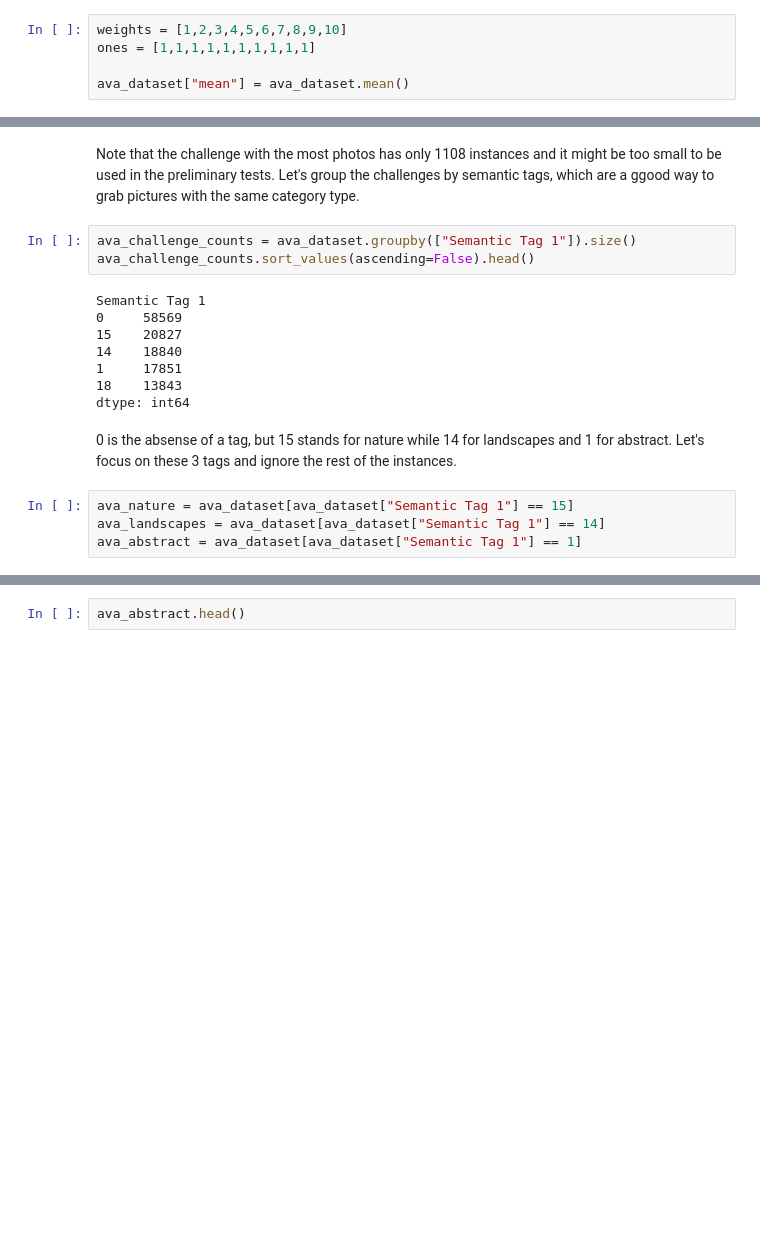
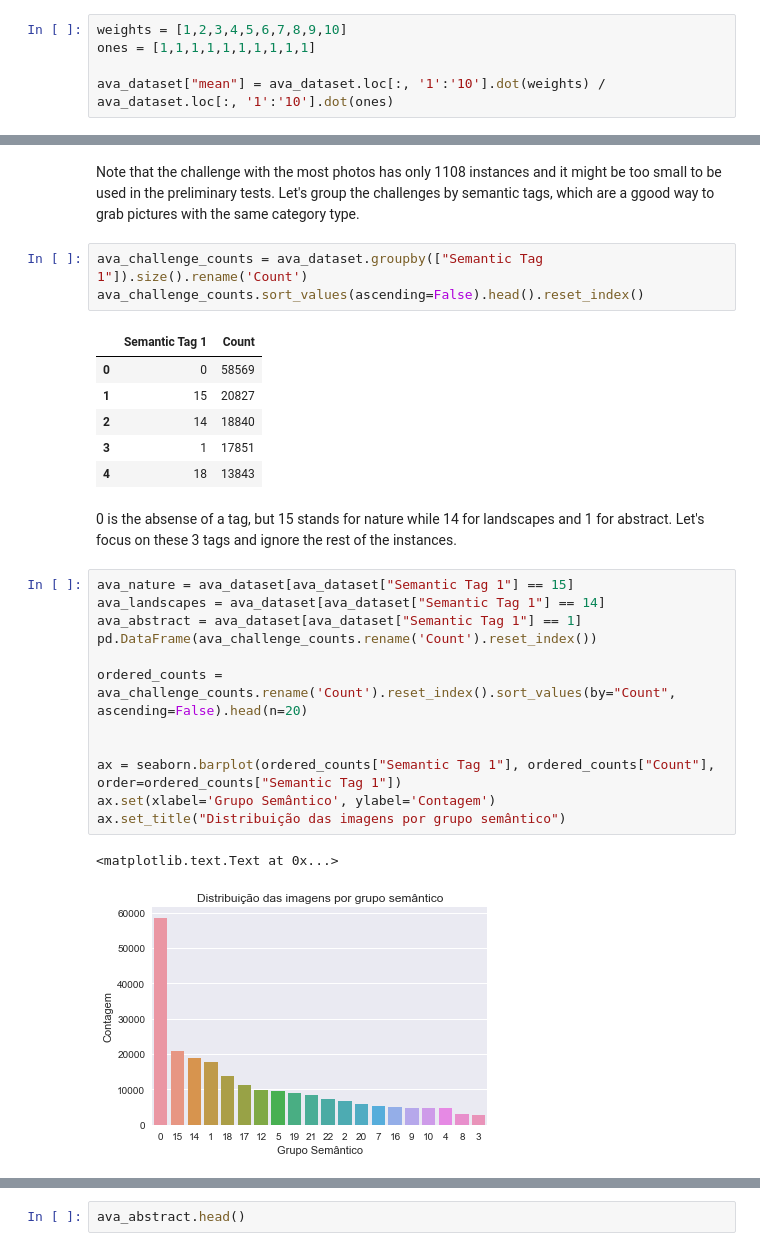
Before and after one commit to tinenbruno/aes_classifier, a Jupyter notebook: jupyter_notebooks/AVA Dataset Notebook.ipynb, the cells around one changed output, grey strips where cells are left out. Cells and saved outputs as stored; diff of their text form; blank space fills up the shorter version.

```diff
--- a/jupyter_notebooks/AVA Dataset Notebook.ipynb
+++ b/jupyter_notebooks/AVA Dataset Notebook.ipynb
@@ -29,7 +30,7 @@ ava_dataset.head()
 weights = [1,2,3,4,5,6,7,8,9,10]
 ones = [1,1,1,1,1,1,1,1,1,1]
 
-ava_dataset["mean"] = ava_dataset.mean()
+ava_dataset["mean"] = ava_dataset.loc[:, '1':'10'].dot(weights) / ava_dataset.loc[:, '1':'10'].dot(ones)
 # %%
 ava_dataset["mean > 5"] = ava_dataset["mean"] >= 5.0
 ava_dataset["mean > 6"] = ava_dataset["mean"] >= 6.5
@@ -69,19 +67,29 @@ dtype: int64
 # %% [markdown]
 Note that the challenge with the most photos has only 1108 instances and it might be too small to be used in the preliminary tests. Let's group the challenges by semantic tags, which are a ggood way to grab pictures with the same category type.
 # %%
-ava_challenge_counts = ava_dataset.groupby(["Semantic Tag 1"]).size()
-ava_challenge_counts.sort_values(ascending=False).head()
+ava_challenge_counts = ava_dataset.groupby(["Semantic Tag 1"]).size().rename('Count')
+ava_challenge_counts.sort_values(ascending=False).head().reset_index()
 # %% [output]
-Semantic Tag 1
-0     58569
-15    20827
-14    18840
-1     17851
-18    13843
-dtype: int64
+|  | Semantic Tag 1 | Count |
+| 0 | 0 | 58569 |
+| 1 | 15 | 20827 |
+| 2 | 14 | 18840 |
+| 3 | 1 | 17851 |
+| 4 | 18 | 13843 |
 # %% [markdown]
 0 is the absense of a tag, but 15 stands for nature while 14 for landscapes and 1 for abstract. Let's focus on these 3 tags and ignore the rest of the instances.
 # %%
 ava_nature = ava_dataset[ava_dataset["Semantic Tag 1"] == 15]
 ava_landscapes = ava_dataset[ava_dataset["Semantic Tag 1"] == 14]
 ava_abstract = ava_dataset[ava_dataset["Semantic Tag 1"] == 1]
+pd.DataFrame(ava_challenge_counts.rename('Count').reset_index())
+
+ordered_counts = ava_challenge_counts.rename('Count').reset_index().sort_values(by="Count", ascending=False).head(n=20)
+
+
+ax = seaborn.barplot(ordered_counts["Semantic Tag 1"], ordered_counts["Count"], order=ordered_counts["Semantic Tag 1"])
+ax.set(xlabel='Grupo Semântico', ylabel='Contagem')
+ax.set_title("Distribuição das imagens por grupo semântico")
+# %% [output]
+<matplotlib.text.Text at 0x...>
+[figure, added]
```
Also changed, not shown: parts of 9 cells of this notebook, 2 other files.
